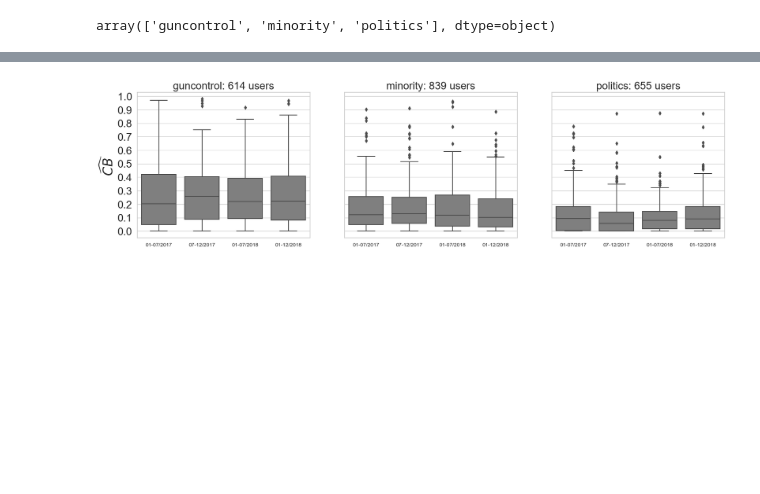
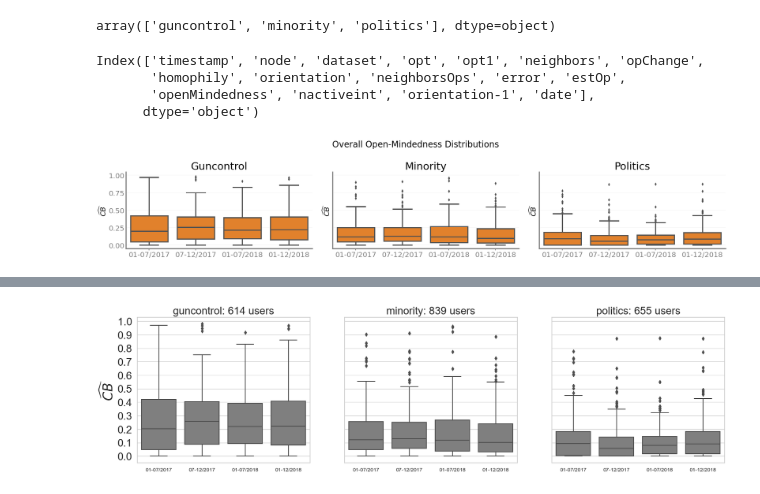
Before and after one commit to ValentinaPansanella/openmindedness-gunminpol, a Jupyter notebook: openMindednessPlots_guncontrol.ipynb, the cells around one changed output, grey strips where cells are left out. Drawn from its saved outputs; the diff is of its cells as text; code cells hidden in the pictures; blank space fills up the shorter version.

```diff
--- a/openMindednessPlots_gruncontrol.ipynb
+++ b/openMindednessPlots_guncontrol.ipynb
@@ -15,3 +15,10 @@ df = df.drop(labels='Unnamed: 0', axis='columns')
 df.dataset.unique()
 # %% [output]
 array(['guncontrol', 'minority', 'politics'], dtype=object)
+# %%
+df.columns
+# %% [output]
+Index(['timestamp', 'node', 'dataset', 'opt', 'opt1', 'neighbors', 'opChange',
+       'homophily', 'orientation', 'neighborsOps', 'error', 'estOp',
+       'openMindedness', 'nactiveint', 'orientation-1', 'date'],
+      dtype='object')
@@ -17,0 +91,22 @@ array(['guncontrol', 'minority', 'politics'], dtype=object)
+# %%
+fig, ax = plt.subplots(nrows=1, ncols=3, sharex=True, sharey=True, figsize=(25,5))
+for i, dataset in enumerate(sorted(df.dataset.unique())):
+    data = df[df['dataset']==dataset]
+    # sns.set_style("whitegrid", rc={'axes.spines.right': False, 'axes.spines.top': False, 'figure.dpi':600, 'axes.xmargin': 0.15})
+    g = sns.boxplot(x="timestamp", y="openMindedness", palette=['tab:orange'],data=data, ax=ax[i])
+    g.set_xlabel("")
+    g.set_ylabel(r"$\widehat{CB}$", fontsize = 20)
+    g.set_xticks(ticks=[0, 1, 2, 3])
+    g.set_xticklabels(labels=['01-07/2017', '07-12/2017', '01-07/2018', '01-12/2018'], fontdict={'horizontalalignment': 'center'})
+    g.set_ylim(-0.05, 1.05)
+    g.set_title(dataset.capitalize())
+plt.suptitle("Overall Open-Mindedness Distributions")
+plt.tight_layout()
+plt.show()
+plt.close()
+# plt.legend(loc='upper right', title='Leaning')
+# g.set_xticks(ticks=[0,5,11,17])
+# g.set_xticklabels(labels=['05-06/2018', '10-11/2018', '04-05/2019', '10-11/2019'], fontdict={'horizontalalignment': 'left'})
+# g.set_xlim(left=-1.5, right=19.5)
+# %% [output]
+[figure, added]
```
Also changed, not shown: parts of 4 cells of this notebook, 8 other files.
